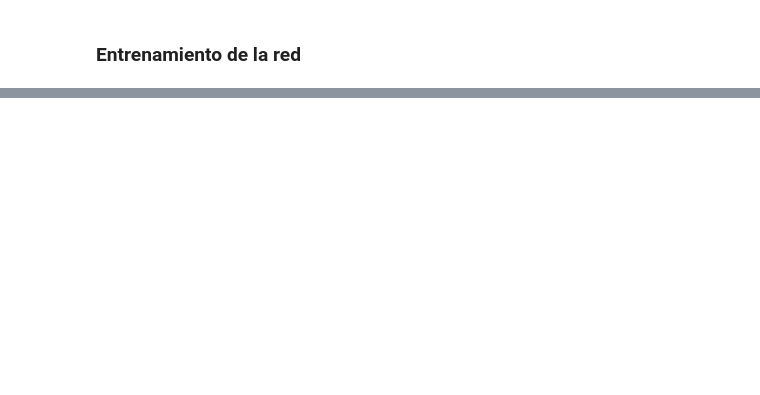
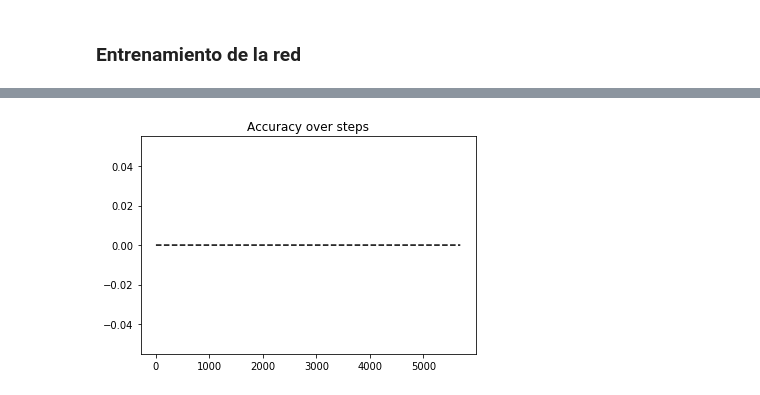
Before and after one commit to JefeLitman/Biv2LabNN, a Jupyter notebook: LTC/LTC.ipynb, the cells around one changed output, grey strips where cells are left out. Cells and saved outputs as stored; diff of their text form; code cells hidden in the pictures; blank space fills up the shorter version.

```diff
--- a/LTC/LTC.ipynb
+++ b/LTC/LTC.ipynb
@@ -163,0 +262,8 @@ while True:
+# %%
+fig = plt.figure()
+plt.plot(range(len(test_accuracy)), test_accuracy,'k--')
+plt.title('Accuracy over steps')
+plt.show()
+fig.savefig('/home/jefelitman/Saved_Models/LTC_112x112x16_rgb_batch30/test_accuracy.png')
+# %% [output]
+[figure, added]
```
Also changed, not shown: parts of 17 cells of this notebook.
